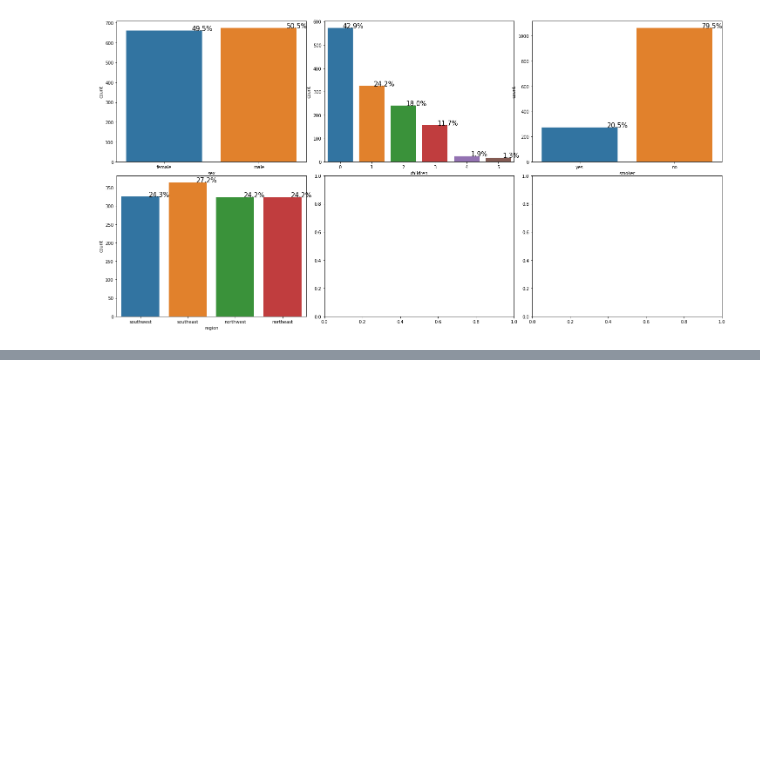
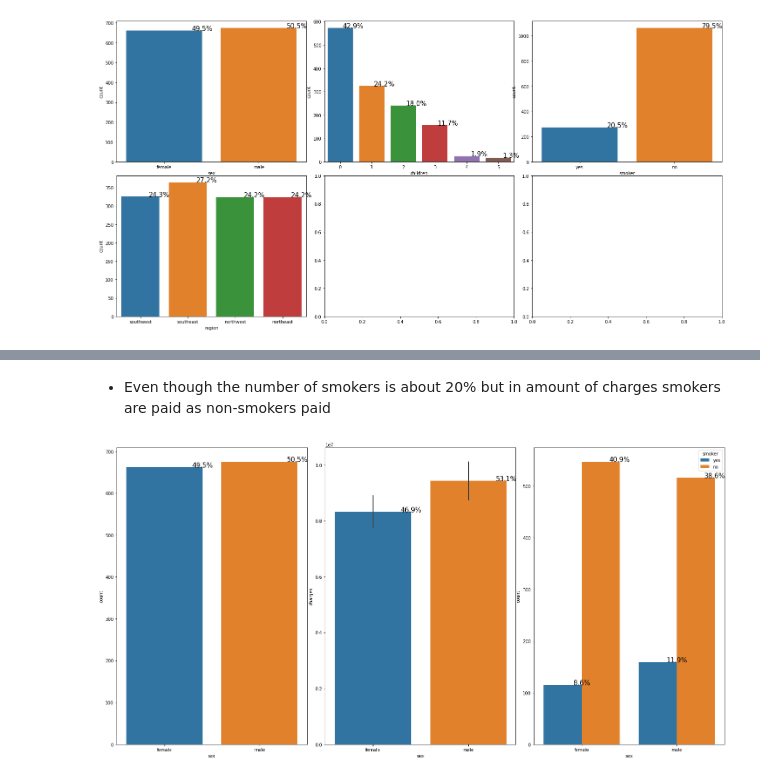
Before and after one commit to josiaspro20/Insurance-data-EDA-analysis-ML-models, a Jupyter notebook: Analysis_and_apply_some_models_(Insurance_data).ipynb, the cells around one changed output, grey strips where cells are left out. Saved outputs shown, nothing was run; the diff lists cells and outputs as text; code cells hidden in the pictures; blank space fills up the shorter version.

```diff
--- a/Analysis_and_apply_some_models_(Insurance_data).ipynb
+++ b/Analysis_and_apply_some_models_(Insurance_data).ipynb
@@ -141,0 +179,12 @@ count_plot(categorical_features, df)
+# %% [markdown]
+- Even though the number of smokers is about 20% but in amount of charges smokers are paid as non-smokers paid
+# %%
+axis = subplots(1,3)
+ax = sns.countplot(ax=axis[0], x='sex', data=df)
+get_count_precent(ax)
+ax = sns.barplot(ax=axis[1], x='sex', y='charges', data=df, estimator=sum)
+get_sum_precent(ax, 'charges')
+ax = sns.countplot(ax=axis[2], x='sex', hue='smoker', data=df)
+get_count_precent(ax)
+# %% [output]
+[figure, added]
```
Also changed, not shown: parts of 18 cells of this notebook.
